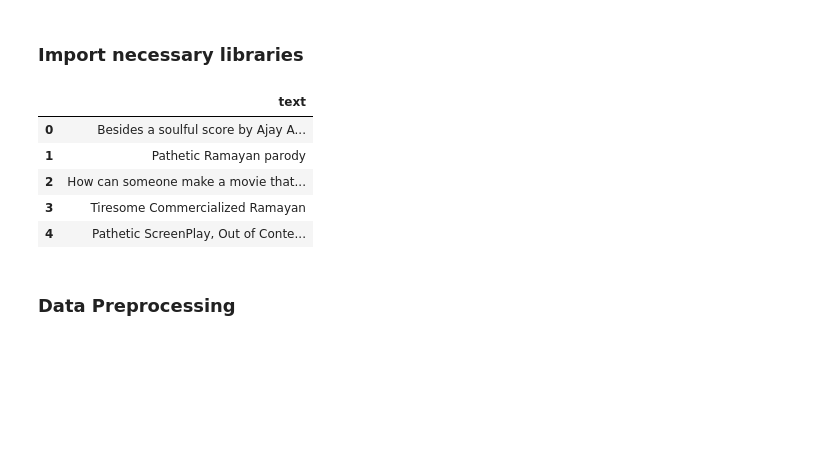
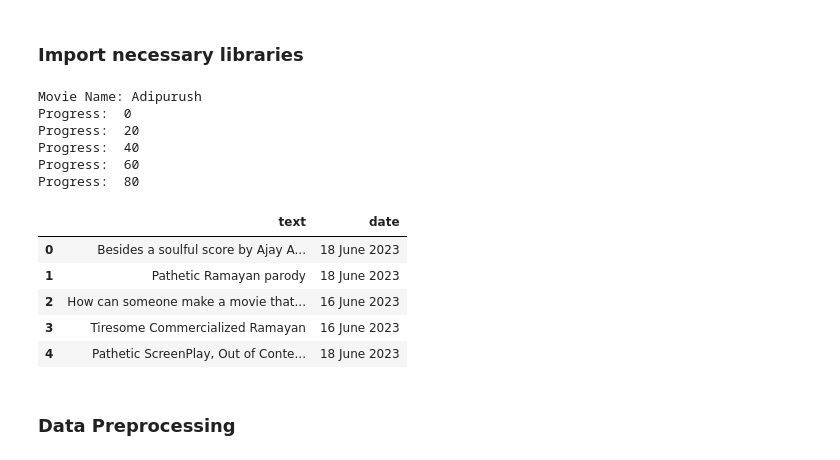
Before and after one commit to Rahul-Sahani04/MovieReviewSentimentAnalysis, a Jupyter notebook: MovieReview.ipynb, the cells around one changed output. Saved outputs shown, nothing was run; the diff lists cells and outputs as text; code cells hidden in the pictures; blank space fills up the shorter version.

```diff
--- a/MovieReview.ipynb
+++ b/MovieReview.ipynb
@@ -19,12 +25 @@ from sklearn.naive_bayes import MultinomialNB
 import os
-# %%
-# Function to scrape IMDb movie reviews
-
-def scrape_imdb_reviews(movie_url):
-    response = requests.get(movie_url)
-    soup = BeautifulSoup(response.text, 'html.parser')
-
-    # Extracting review text
-    reviews = [{'text': review_div.get_text(strip=True)} for review_div in soup.find_all('a', class_='title')]
-
-    return reviews
@@ -31,21 +101,28 @@ def scrape_imdb_reviews(movie_url):
 # %%
 # IMDb movie URL (replace with the actual movie URL)
 IMDB_Code = "tt12915716"
+no_of_pages = 5
 movie_url = f'https://www.imdb.com/title/{IMDB_Code}/reviews'
 
 # Scrape IMDb movie reviews
-movie_reviews = scrape_imdb_reviews(movie_url)
+movie_reviews = scrape_imdb_reviews(movie_url, no_of_pages)
 
 # Convert the list of dictionaries to a DataFrame
 df = pd.DataFrame(movie_reviews)
 df.head()
 # %% [output]
+Movie Name: Adipurush
+Progress:  0
+Progress:  20
+Progress:  40
+Progress:  60
+Progress:  80
-|  | text |
-| 0 | Besides a soulful score by Ajay A... |
-| 1 | Pathetic Ramayan parody |
-| 2 | How can someone make a movie that... |
-| 3 | Tiresome Commercialized Ramayan |
-| 4 | Pathetic ScreenPlay, Out of Conte... |
+|  | text | date |
+| 0 | Besides a soulful score by Ajay A... | 18 June 2023 |
+| 1 | Pathetic Ramayan parody | 18 June 2023 |
+| 2 | How can someone make a movie that... | 16 June 2023 |
+| 3 | Tiresome Commercialized Ramayan | 16 June 2023 |
+| 4 | Pathetic ScreenPlay, Out of Conte... | 18 June 2023 |
 # %% [markdown]
 ### Data Preprocessing
 # %%
```
Also changed, not shown: parts of 6 cells of this notebook, 1 other file.
